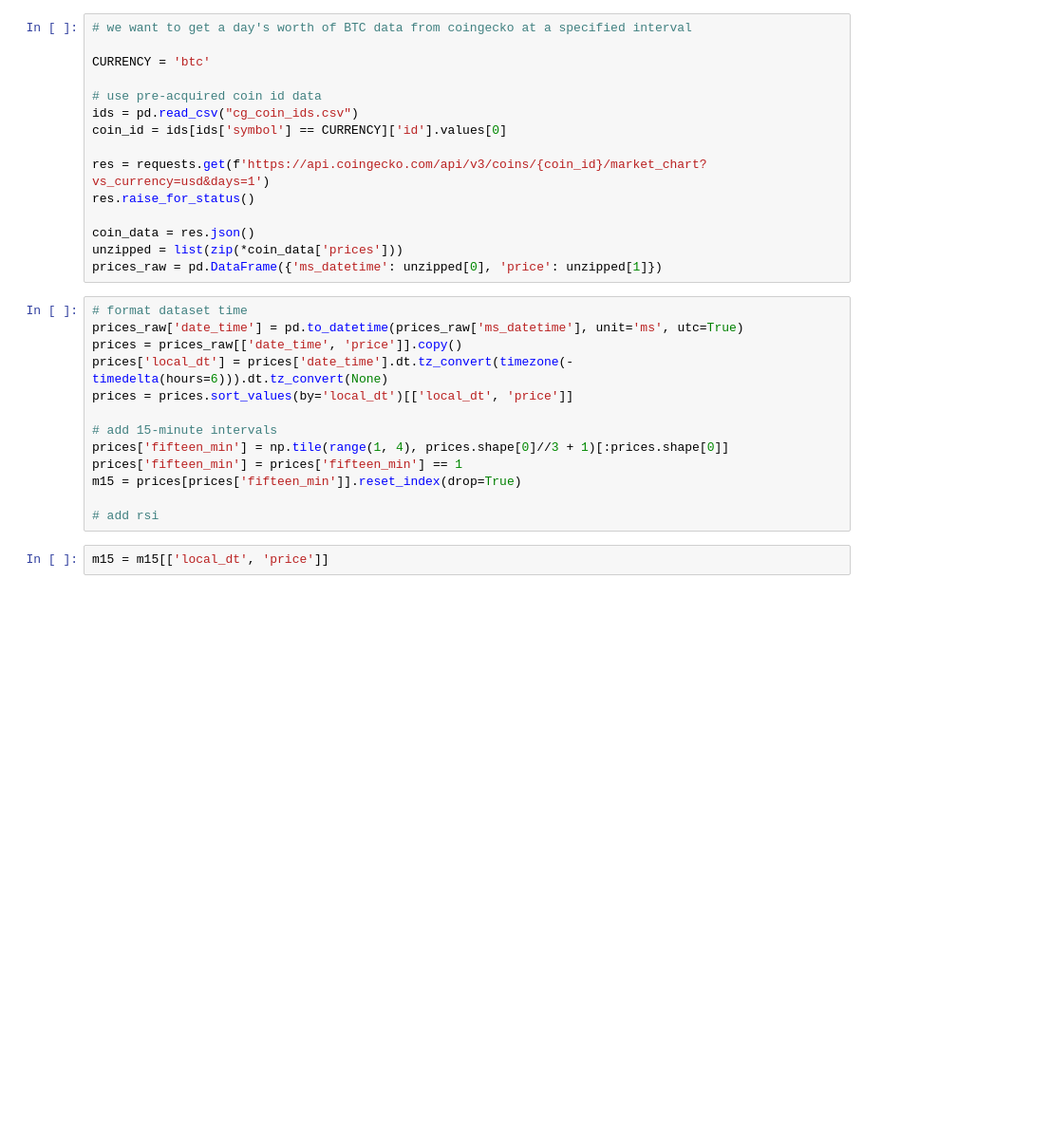
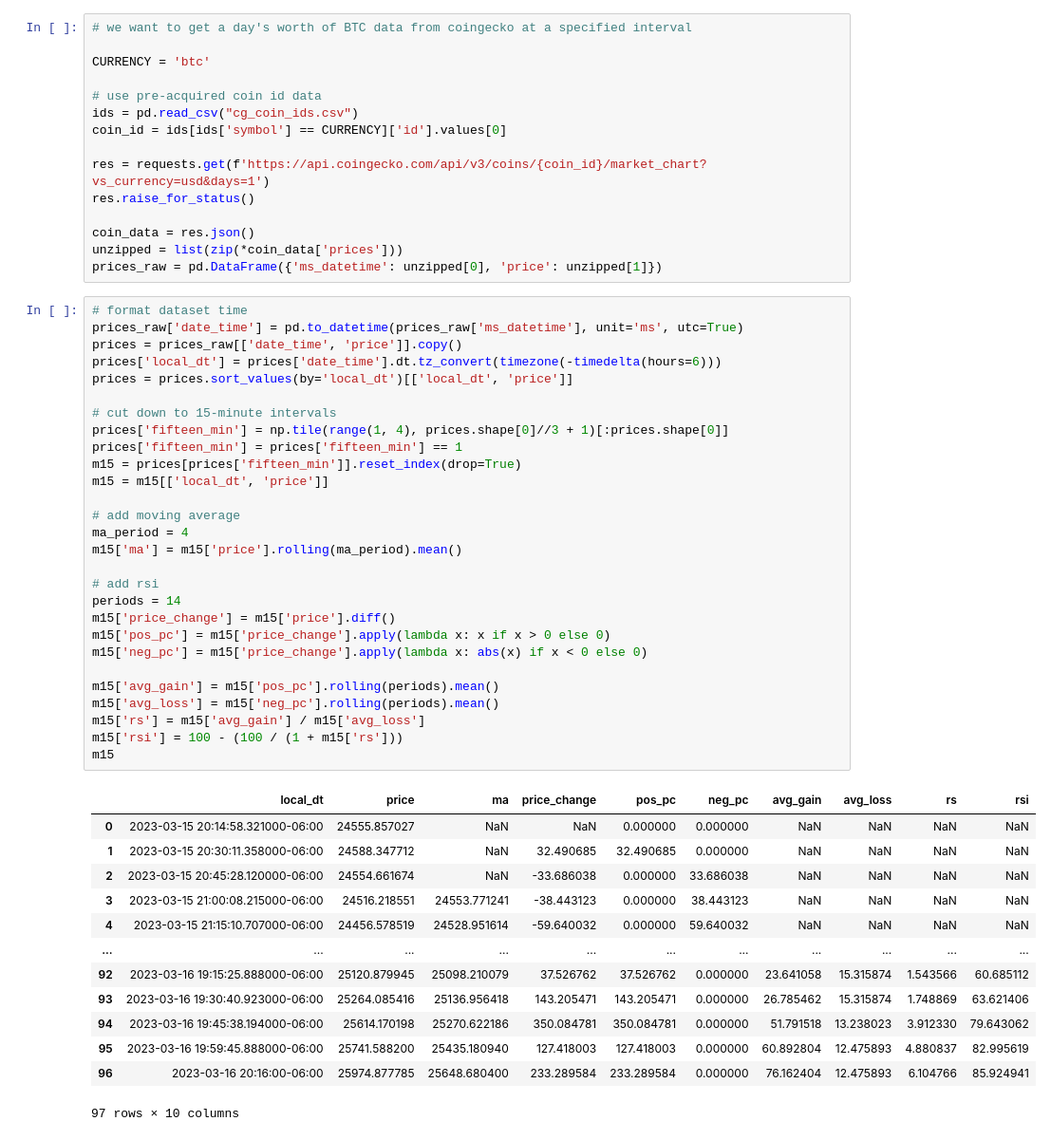
Before and after one commit to jose-marquez89/crypto-trading-analysis, a Jupyter notebook: buy_rsi_exit_rate.ipynb, the cells around one changed output. Shown at 95% size. Drawn from its saved outputs; the diff is of its cells as text; blank space fills up the shorter version.

```diff
--- a/buy_rsi_exit_rate.ipynb
+++ b/buy_rsi_exit_rate.ipynb
@@ -21,15 +22,42 @@ prices_raw = pd.DataFrame({'ms_datetime': unzipped[0], 'price': unzipped[1]})
 # %%
 # format dataset time
 prices_raw['date_time'] = pd.to_datetime(prices_raw['ms_datetime'], unit='ms', utc=True)
 prices = prices_raw[['date_time', 'price']].copy()
-prices['local_dt'] = prices['date_time'].dt.tz_convert(timezone(-timedelta(hours=6))).dt.tz_convert(None)
+prices['local_dt'] = prices['date_time'].dt.tz_convert(timezone(-timedelta(hours=6)))
 prices = prices.sort_values(by='local_dt')[['local_dt', 'price']]
 
-# add 15-minute intervals
+# cut down to 15-minute intervals
 prices['fifteen_min'] = np.tile(range(1, 4), prices.shape[0]//3 + 1)[:prices.shape[0]]
 prices['fifteen_min'] = prices['fifteen_min'] == 1
 m15 = prices[prices['fifteen_min']].reset_index(drop=True)
+m15 = m15[['local_dt', 'price']]
+
+# add moving average
+ma_period = 4
+m15['ma'] = m15['price'].rolling(ma_period).mean()
 
 # add rsi
+periods = 14
+m15['price_change'] = m15['price'].diff()
+m15['pos_pc'] = m15['price_change'].apply(lambda x: x if x > 0 else 0)
+m15['neg_pc'] = m15['price_change'].apply(lambda x: abs(x) if x < 0 else 0)
+
+m15['avg_gain'] = m15['pos_pc'].rolling(periods).mean()
+m15['avg_loss'] = m15['neg_pc'].rolling(periods).mean()
+m15['rs'] = m15['avg_gain'] / m15['avg_loss']
+m15['rsi'] = 100 - (100 / (1 + m15['rs']))
+m15
+# %% [output]
+|  | local_dt | price | ma | price_change | pos_pc | neg_pc | avg_gain | avg_loss | rs | rsi |
+| 0 | 2023-03-15 20:14:58.321000-06:00 | 24555.857027 | NaN | NaN | 0.000000 | 0.000000 | NaN | NaN | NaN | NaN |
+| 1 | 2023-03-15 20:30:11.358000-06:00 | 24588.347712 | NaN | 32.490685 | 32.490685 | 0.000000 | NaN | NaN | NaN | NaN |
+| 2 | 2023-03-15 20:45:28.120000-06:00 | 24554.661674 | NaN | -33.686038 | 0.000000 | 33.686038 | NaN | NaN | NaN | NaN |
+| 3 | 2023-03-15 21:00:08.215000-06:00 | 24516.218551 | 24553.771241 | -38.443123 | 0.000000 | 38.443123 | NaN | NaN | NaN | NaN |
+| 4 | 2023-03-15 21:15:10.707000-06:00 | 24456.578519 | 24528.951614 | -59.640032 | 0.000000 | 59.640032 | NaN | NaN | NaN | NaN |
+| ... | ... | ... | ... | ... | ... | ... | ... | ... | ... | ... |
+| 92 | 2023-03-16 19:15:25.888000-06:00 | 25120.879945 | 25098.210079 | 37.526762 | 37.526762 | 0.000000 | 23.641058 | 15.315874 | 1.543566 | 60.685112 |
+| 93 | 2023-03-16 19:30:40.923000-06:00 | 25264.085416 | 25136.956418 | 143.205471 | 143.205471 | 0.000000 | 26.785462 | 15.315874 | 1.748869 | 63.621406 |
+| 94 | 2023-03-16 19:45:38.194000-06:00 | 25614.170198 | 25270.622186 | 350.084781 | 350.084781 | 0.000000 | 51.791518 | 13.238023 | 3.912330 | 79.643062 |
+| 95 | 2023-03-16 19:59:45.888000-06:00 | 25741.588200 | 25435.180940 | 127.418003 | 127.418003 | 0.000000 | 60.892804 | 12.475893 | 4.880837 | 82.995619 |
+| 96 | 2023-03-16 20:16:00-06:00 | 25974.877785 | 25648.680400 | 233.289584 | 233.289584 | 0.000000 | 76.162404 | 12.475893 | 6.104766 | 85.924941 |
+97 rows × 10 columns
-# %%
-m15 = m15[['local_dt', 'price']]
```
Also changed, not shown: parts of 2 cells of this notebook.
